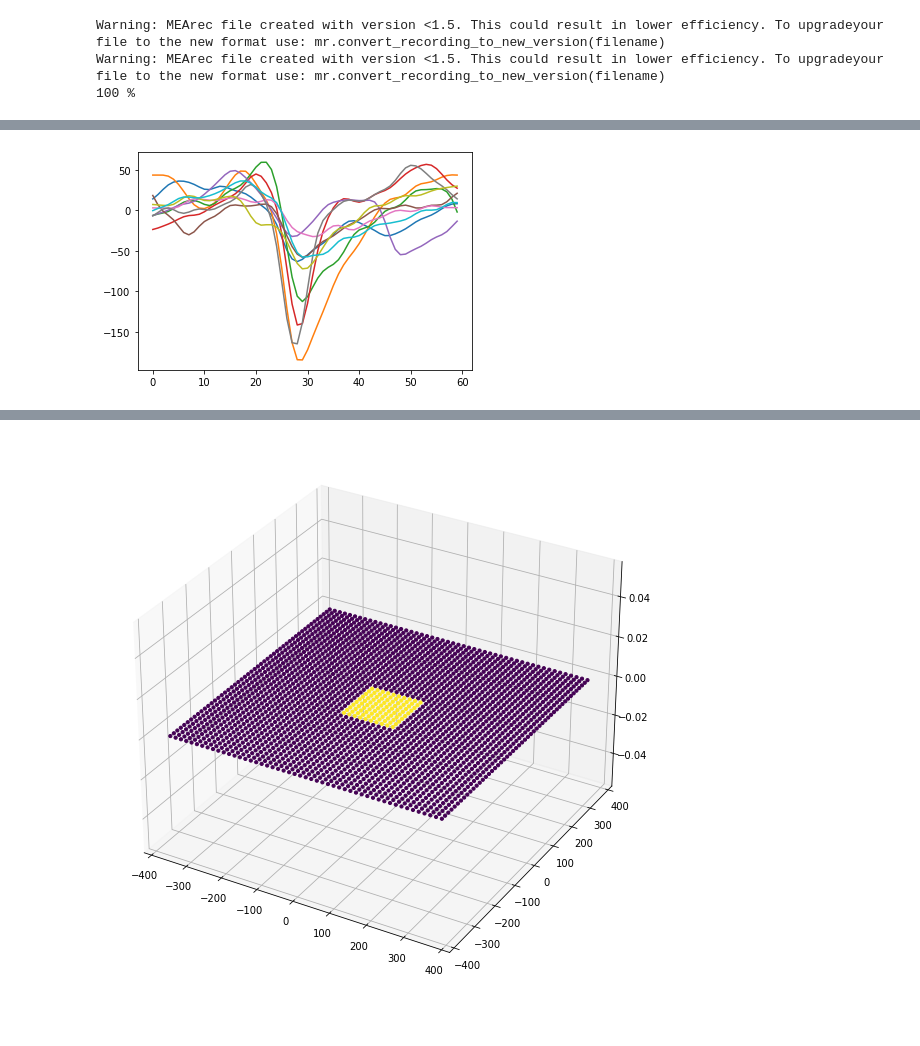
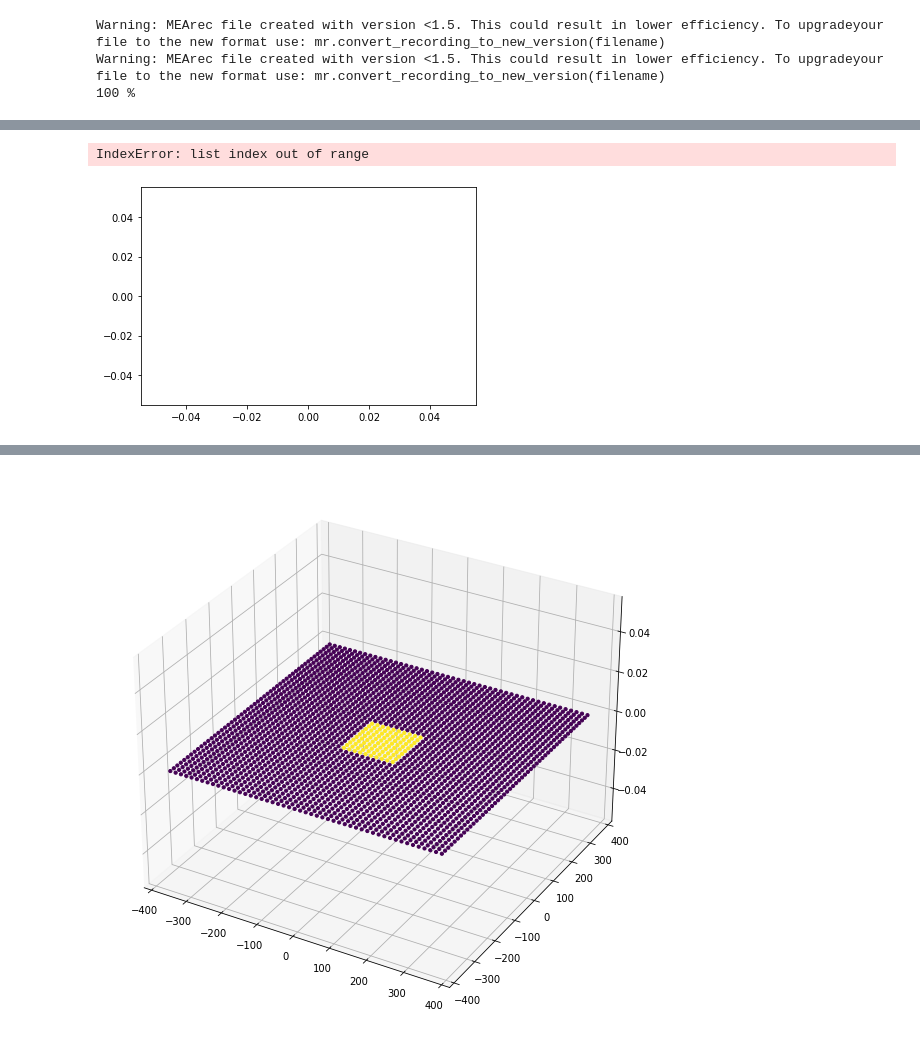
Before and after one commit to JeandeMontigny/basilic, a Jupyter notebook: notebooks/0_extract_spike_data.ipynb, the cells around one changed output, grey strips where cells are left out. Cells and saved outputs as stored; diff of their text form; code cells hidden in the pictures.

```diff
--- a/notebooks/0_extract_spike_data.ipynb
+++ b/notebooks/0_extract_spike_data.ipynb
@@ -27,12 +38,14 @@ Warning: MEArec file created with version <1.5. This could result in lower effic
 # %%
-plt.plot()
-for id in range(10, 20):
-    channel = spike_frame_channel_array[id][1]
-    spike_time = spike_frame_channel_array[id][0]
-    waveform = recording.get_traces(channel)[0][int(spike_time-30):int(spike_time+30)]
-    plt.plot(waveform)
+# TODO: recording.get_traces(channel) not working
+# plt.plot()
+# for id in range(10, 20):
+#     channel = spike_frame_channel_array[id][1]
+#     spike_time = spike_frame_channel_array[id][0]
+#     waveform = recording.get_traces(channel_ids=[id], start_frame=spike_time-30, end_frame=spike_time+30)
+#     plt.plot(waveform)
 # %% [output]
+IndexError: list index out of range
-[figure, old version]
+[figure, new version]
 # %%
 fig = plt.figure(figsize=(10,10))
 ax = fig.add_subplot(111, projection='3d')
```
Also changed, not shown: parts of 6 cells of this notebook, 5 other files.
